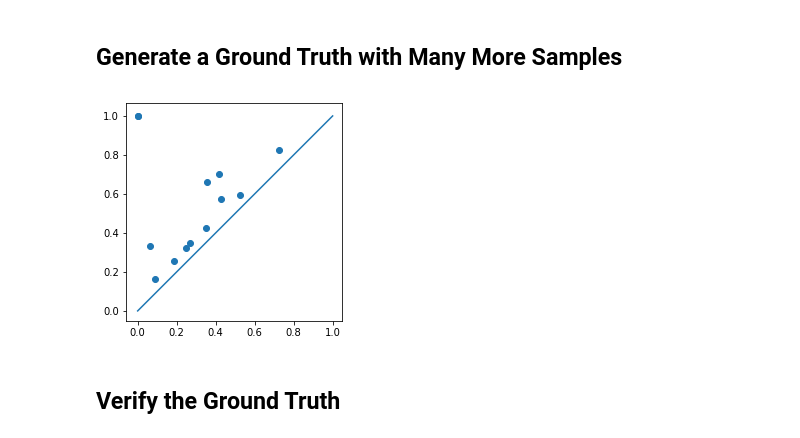
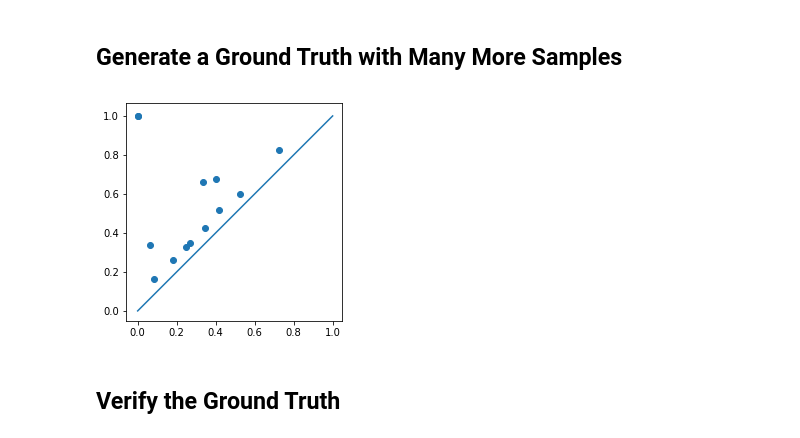
Before and after one commit to maljovec/topopy, a Jupyter notebook: ProbabilisticPersistenceDiagram.ipynb, the cells around one changed output. Cells and saved outputs as stored; diff of their text form; code cells hidden in the pictures.

```diff
--- a/ProbabilisticPersistenceDiagram.ipynb
+++ b/ProbabilisticPersistenceDiagram.ipynb
@@ -297,10 +297,10 @@ grid = sns.jointplot(maxima[:,0], maxima[:,1], kind="kde", xlim=(0, 1), ylim=(0,
 # %% [markdown]
 ## Generate a Ground Truth with Many More Samples
 # %%
-X = samplers.CVTSampler.generate_samples(1000, 2, 0)
+X = samplers.CVTSampler.generate_samples(10000, 2, 0)
 Y = test_function(X)
 Y = (Y - np.min(Y)) / (np.max(Y) - np.min(Y))
-graph = ngl.Graph(max_neighbors=25)
+graph = ngl.Graph(max_neighbors=10)
 msc = topopy.MorseSmaleComplex(graph=graph)
 mc = topopy.MorseComplex(graph=graph)
 msc.build(X, Y)
@@ -310,34 +310,34 @@ deaths = []
 for extrema, (persistence, surviving, saddle) in msc.get_merge_sequence().items():
     if persistence > 0.05:
         extrema_type = msc.get_classification(extrema)
         if extrema_type == 'minimum':
             birth = Y[extrema]
             death = Y[extrema] + persistence
         else:
             birth = Y[extrema] - persistence
             death = Y[extrema]
 
         births.append(birth)
         deaths.append(death)
 
 true_boundaries = []
 partitions = mc.get_partitions(0.05)
 for key, items in partitions.items():
     for item in items:
         neighbors = msc.get_neighbors(item)
         outsiders = np.setdiff1d(neighbors, items)
         outsiders = np.setdiff1d(outsiders, local_maxima)
         if len(outsiders) > 0 and item not in local_maxima:
             true_boundaries.append(int(item))
             true_boundaries.extend(outsiders.astype(int))
 
 max_value = np.max(np.hstack((births, deaths)))
 
 plt.scatter(births, deaths)
 plt.plot([0, max_value], [0, max_value])
 plt.gca().set_aspect('equal')
 # %% [output]
-[figure, old version]
+[figure, new version]
 # %% [markdown]
 ## Verify the Ground Truth
 # %%
```
Also changed, not shown: parts of 6 cells of this notebook.
